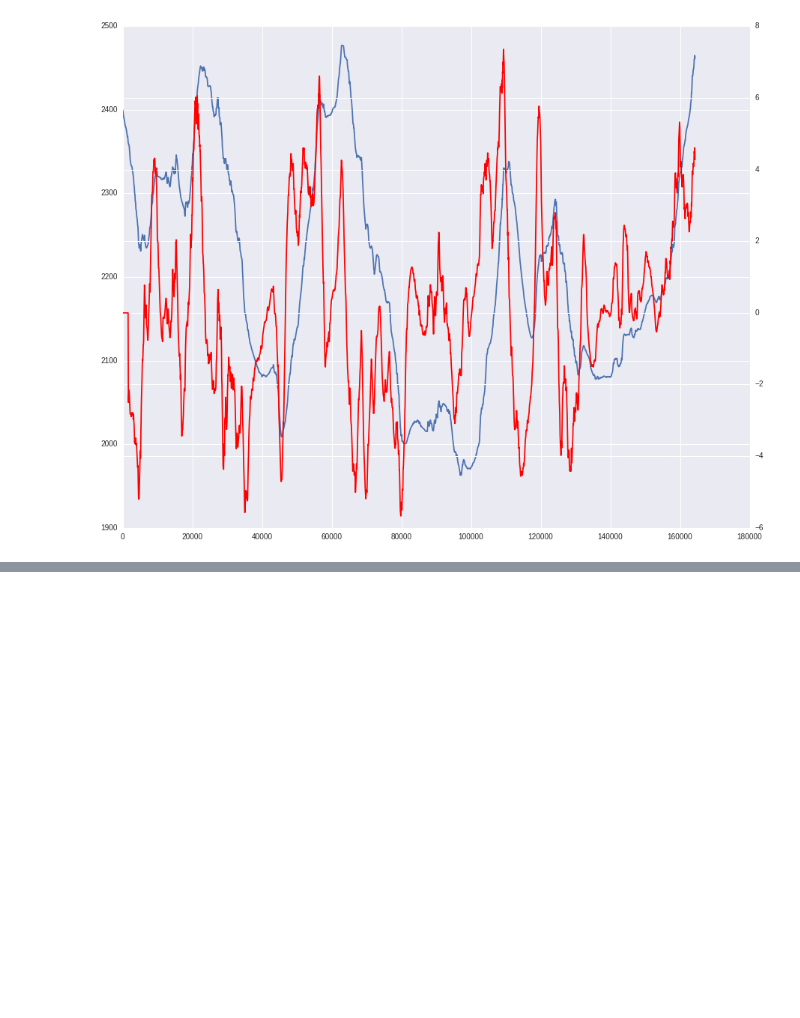
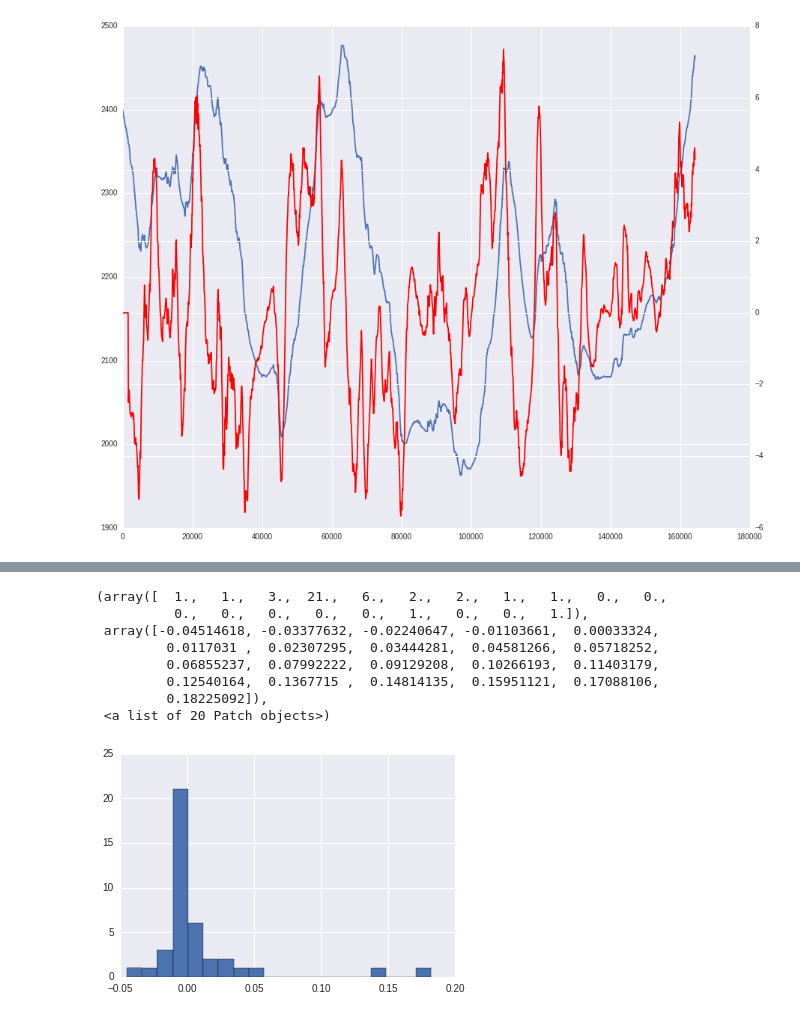
Before and after one commit to sethah/CycleAnalysis, a Jupyter notebook: webapp/model validation.ipynb, the cells around one changed output, grey strips where cells are left out. Saved outputs shown, nothing was run; the diff lists cells and outputs as text; code cells hidden in the pictures; blank space fills up the shorter version.

Commit message:
model changes and plot changes

```diff
--- a/webapp/model validation.ipynb
+++ b/webapp/model validation.ipynb
@@ -154,15 +155,0 @@ sorted(zip(model.feature_importances_, cols), key=lambda x: x[0])
-# %%
-indices = []
-scores = []
-for i, feature in enumerate(features):
-    if i > 5:
-        break
-    indices.append(i)
-    model = RandomForestRegressor(max_depth=8)
-    idx = cols.index(feature)
-    X = X_train[:,np.array(indices)]
-#     model.fit(X, y)
-#     scores.append(model.score())
-    cv_scores = cross_val_score(model, X, y_train)
-    scores.append(np.mean(cv_scores))
-    print i
@@ -188,15 +155,0 @@ plt.plot(scores, marker='o')
-# %%
-indices = []
-scores = []
-for i, feature in enumerate(features):
-    if i > 5:
-        break
-    indices.append(i)
-    model = GradientBoostingRegressor(min_samples_leaf=1000)
-    idx = cols.index(feature)
-    X = X_train[:,np.array(indices)]
-#     model.fit(X, y)
-#     scores.append(model.score())
-    cv_scores = cross_val_score(model, X, y_train)
-    scores.append(np.mean(cv_scores))
-    print i, feature
@@ -218,0 +156,13 @@ print features
+# %%
+errors = []
+errors2 = []
+for a in user.activities:
+    df = a.make_df()
+    y = df.pop('velocity')
+    X = df.values
+    a.predict(model)
+    error = (a.df.predicted_time.iloc[-1] - a.moving_time)/a.moving_time
+    error2 = np.linalg.norm(a.df.predicted_time - a.df.time) / np.linalg.norm(a.df.time)
+    errors2.append(error2)
+    errors.append(error)
+    print model.score(X, y), a, error, error2
@@ -218,0 +187,12 @@ print features
+# %%
+plt.hist(errors, bins=20)
+# %% [output]
+(array([  1.,   1.,   3.,  21.,   6.,   2.,   2.,   1.,   1.,   0.,   0.,
+          0.,   0.,   0.,   0.,   0.,   1.,   0.,   0.,   1.]),
+ array([-0.04514618, -0.03377632, -0.02240647, -0.01103661,  0.00033324,
+         0.0117031 ,  0.02307295,  0.03444281,  0.04581266,  0.05718252,
+         0.06855237,  0.07992222,  0.09129208,  0.10266193,  0.11403179,
+         0.12540164,  0.1367715 ,  0.14814135,  0.15951121,  0.17088106,
+         0.18225092]),
+ <a list of 20 Patch objects>)
+[figure, added]
```
Also changed, not shown: parts of 13 cells of this notebook, 8 other files.
